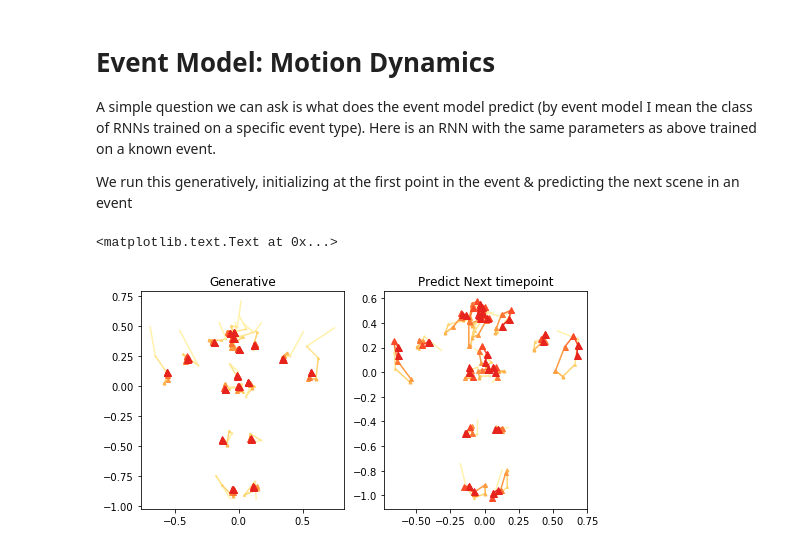
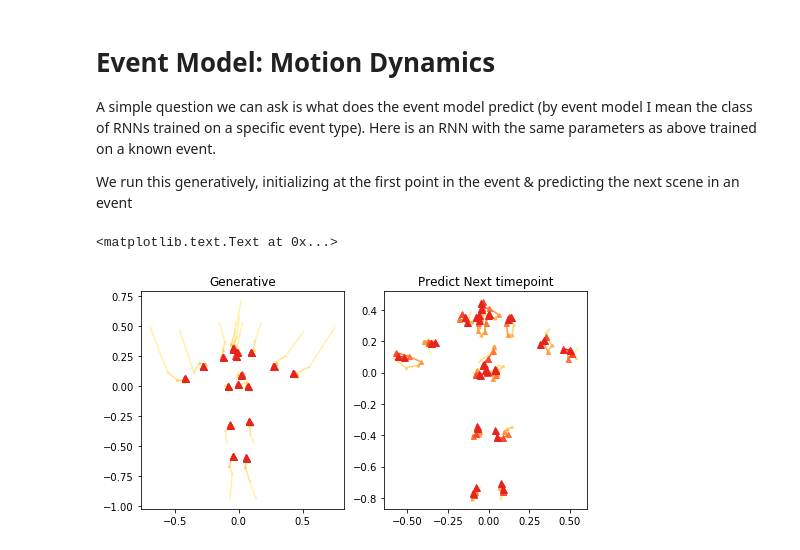
Before and after one commit to nicktfranklin/SEM_paper_simulations, a Jupyter notebook: Demo - Motion Capture Data.ipynb, the cells around one changed output. Drawn from its saved outputs; the diff is of its cells as text; code cells hidden in the pictures.

```diff
--- a/Demo - Motion Capture Data.ipynb
+++ b/Demo - Motion Capture Data.ipynb
@@ -89,7 +89,7 @@ We can the train the SEM model to predict $X_{t+1}|X_{1:t}$. We'll evaluate the
 *N.B.* The SEM is trained solely on it's ability to predict the next vector in the time series across all events $\Pr(X_t|X_{1:t-1}, \theta)$, where $\theta$ is the set of all parameters. The model is not provided with any event labels or an objective function that implicitly uses them. Thus, its segmentation is fully unsupervised (though the problem of choosing $\theta$ to maximize the Rand Index can be thought of as a supervised optimization problem).
 # %%
 import tensorflow as tf
-from models import SEM, KerasSRN_batch
+from models import SEM, KerasSimpleRNN
 from opt.evaluate_motion import evaluate
 import numpy as np
 
@@ -104,12 +104,13 @@ sgd_kwargs = {
 _, D = X_train.shape
 
 # specify the model architecture (makes a big difference! especially the training parameters)
-f_class = KerasSRN_batch
-f_opts = dict(t=3, n_batch=250, aug_noise=0.001, sgd_kwargs=sgd_kwargs,
-             n_hidden1=D, n_hidden2=D*2, hidden_act1='relu', hidden_act2='relu',)
+f_class = KerasSimpleRNN
+f_opts = dict(t=3, n_epochs=250, sgd_kwargs=sgd_kwargs,
+             n_hidden1=D, n_hidden2=D*2, hidden_act1='relu', hidden_act2='relu',
+             dropout=0.50)
 
 #best rand score: 0.78
-lmda = 10 # best lmda 10
+lmda = 25 # best lmda 10
 alfa = 0.1 # best alfa 0.01
 beta = 0.09 # best beta 0.09
 Omega = {
@@ -213,8 +214,8 @@ with sns.axes_style('ticks'):
 
     # plot the distribution of prediction errors
     ax = axes[0]
-    sns.distplot(pe_bound, ax=ax, label='Boundary')
-    sns.distplot(pe_nonbound, ax=ax, label='Non-Boundary')
+    sns.distplot(pe_bound, ax=ax, label='Boundary', bins=np.arange(0, 2.5, 0.10))
+    sns.distplot(pe_nonbound, ax=ax, label='Non-Boundary', bins=np.arange(0, 2.5, 0.10))
     ax.legend()
     ax.set_xlabel('Prediction Error (Abs Euclidean dist.)')
     ax.set_ylabel('frequency')
@@ -279,7 +280,7 @@ for p in tnrange(n_events):
     y = e[1:]
 
     N, D =  X.shape
-    model = KerasSRN_batch(D, **f_opts)
+    model = KerasSimpleRNN(D, **f_opts)
     model.update(X, y)
     y_hat = model.predict(X) # generate the predicted points in space for the event
     # the model was trained on
@@ -385,35 +503,35 @@ e = e[cols].values
 X = e[:-1, :]
 y = e[1:, :]
 t = t
-srn = KerasSRN_batch(D, **f_opts)
+srn = KerasSimpleRNN(D, **f_opts)
 srn.update(X, y)
 
 def run_generative(model, X):
     """ Run the model generatively, initializing the with the first true
     scene vector in the event and then using the predicted scene vectors
     as inputs"""
     X_gen = np.concatenate([np.reshape(X[0, :], (1, 54))])
     for ii in range(X.shape[0] -1):
         Y_hat = model.predict_next(X_gen)
         X_gen = np.concatenate([X_gen, [Y_hat]])
     return X_gen
 
 def plot_time2d(X, ax):
     cc = sns.color_palette("YlOrRd", n_colors=e.shape[0])
     for ii in range(e.shape[0]-2):
         for jj in range(18):
             ax.plot([X[ii, jj], X[ii+1, jj]],
                      [X[ii, 18+jj], X[ii+1, 18+jj]],
                      color=cc[ii], marker='^', markersize=ii)
 
 
 fig, axes = plt.subplots(1, 2, figsize=(8, 4))
 
 plot_time2d(run_generative(srn, X), axes[0]) # generative predicitons, initialized at t=0
 plot_time2d(srn.predict(X), axes[1]) # predictions based on model observation
 
 axes[0].set_title('Generative')
 axes[1].set_title('Predict Next timepoint')
 # %% [output]
 <matplotlib.text.Text at 0x...>
-[figure, old version]
+[figure, new version]
```
Also changed, not shown: parts of 9 cells of this notebook, 1 other file.
